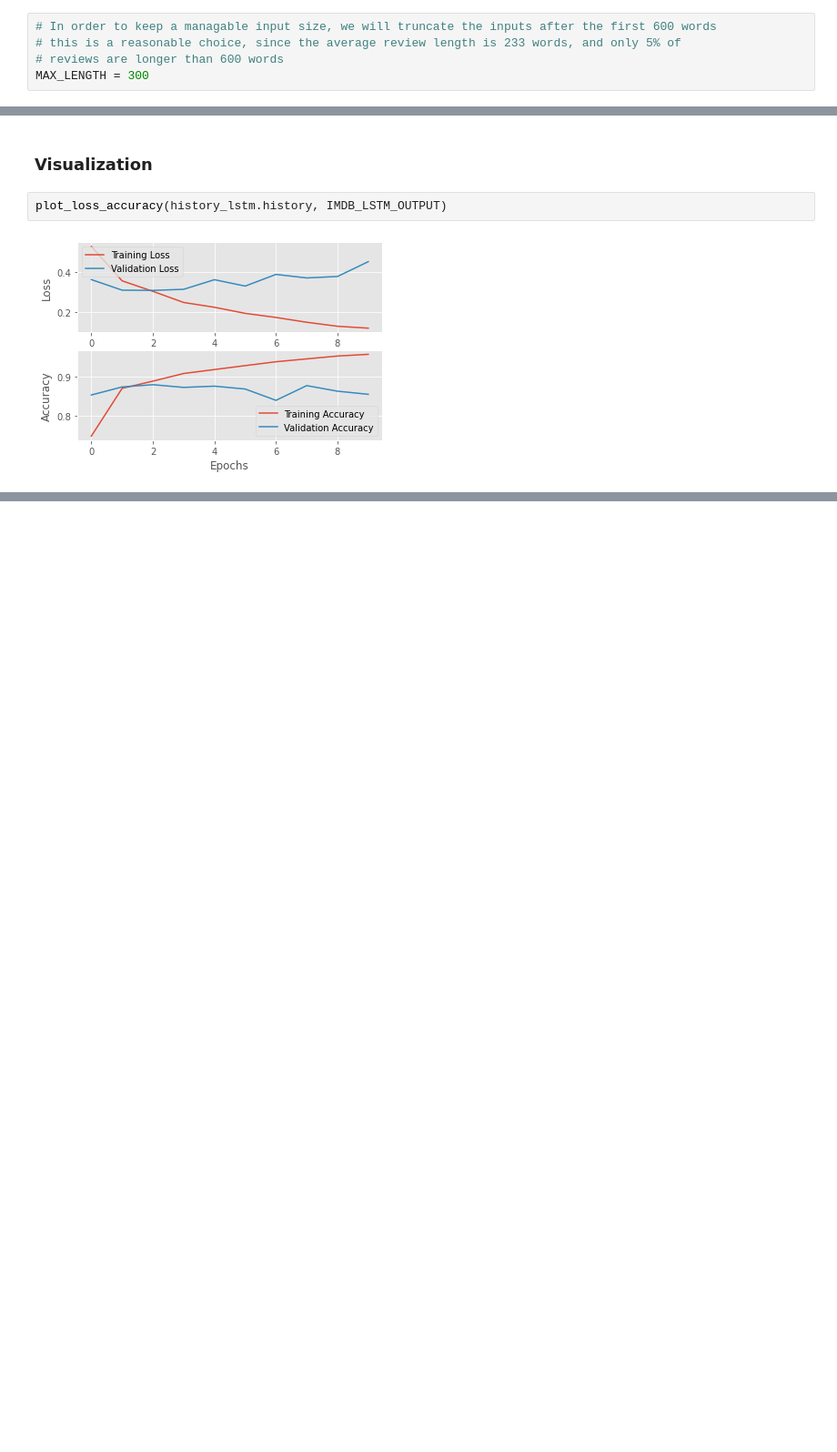
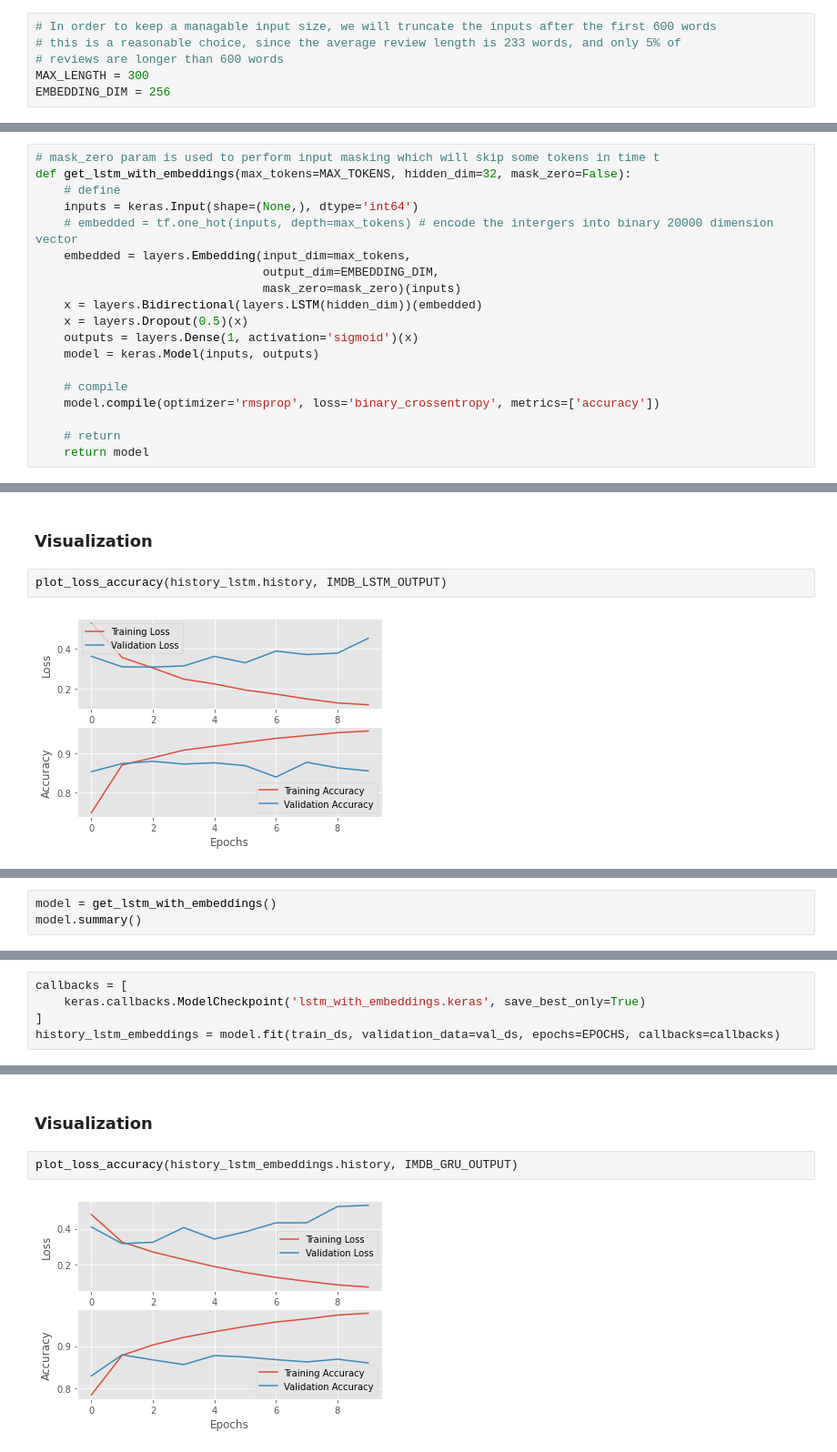
Before and after one commit to issa-rajabu-juma/textlab, a Jupyter notebook: notebooks/text_lab.ipynb, the cells around one changed output, grey strips where cells are left out. Shown at 91% size. Cells and saved outputs as stored; diff of their text form; blank space fills up the shorter version.

Commit message:
mask and padding with embedding layers

```diff
--- a/notebooks/text_lab.ipynb
+++ b/notebooks/text_lab.ipynb
@@ -533,4 +535,5 @@ plot_loss_accuracy(tf_history.history,IMDB_DENSE_OUTPUT)
 # this is a reasonable choice, since the average review length is 233 words, and only 5% of
 # reviews are longer than 600 words
 MAX_LENGTH = 300
+EMBEDDING_DIM = 256
 # %% [markdown]
@@ -566,5 +579,24 @@ Sample: [  31    2  452   10   14  651    6  118   43    4  157 1974   18   10
 # %% [markdown]
 ### MODEL
+# %%
+# mask_zero param is used to perform input masking which will skip some tokens in time t
+def get_lstm_with_embeddings(max_tokens=MAX_TOKENS, hidden_dim=32, mask_zero=False):
+    # define
+    inputs = keras.Input(shape=(None,), dtype='int64')
+    # embedded = tf.one_hot(inputs, depth=max_tokens) # encode the intergers into binary 20000 dimension vector
+    embedded = layers.Embedding(input_dim=max_tokens,
+                                output_dim=EMBEDDING_DIM,
+                                mask_zero=mask_zero)(inputs)
+    x = layers.Bidirectional(layers.LSTM(hidden_dim))(embedded)
+    x = layers.Dropout(0.5)(x)
+    outputs = layers.Dense(1, activation='sigmoid')(x)
+    model = keras.Model(inputs, outputs)
+
+    # compile
+    model.compile(optimizer='rmsprop', loss='binary_crossentropy', metrics=['accuracy'])
+
+    # return
+    return model
 # %%
 def get_lstm(max_tokens=MAX_TOKENS, hidden_dim=32):
     # define
@@ -685,0 +740,3 @@ plot_loss_accuracy(history_lstm.history, IMDB_LSTM_OUTPUT)
+# %%
+model = get_lstm_with_embeddings()
+model.summary()
@@ -685,0 +764,5 @@ plot_loss_accuracy(history_lstm.history, IMDB_LSTM_OUTPUT)
+# %%
+callbacks = [
+    keras.callbacks.ModelCheckpoint('lstm_with_embeddings.keras', save_best_only=True)
+]
+history_lstm_embeddings = model.fit(train_ds, validation_data=val_ds, epochs=EPOCHS, callbacks=callbacks)
@@ -685,0 +812,6 @@ plot_loss_accuracy(history_lstm.history, IMDB_LSTM_OUTPUT)
+# %% [markdown]
+### Visualization
+# %%
+plot_loss_accuracy(history_lstm_embeddings.history, IMDB_GRU_OUTPUT)
+# %% [output]
+[figure, added]
```
Also changed, not shown: parts of 22 cells of this notebook.
